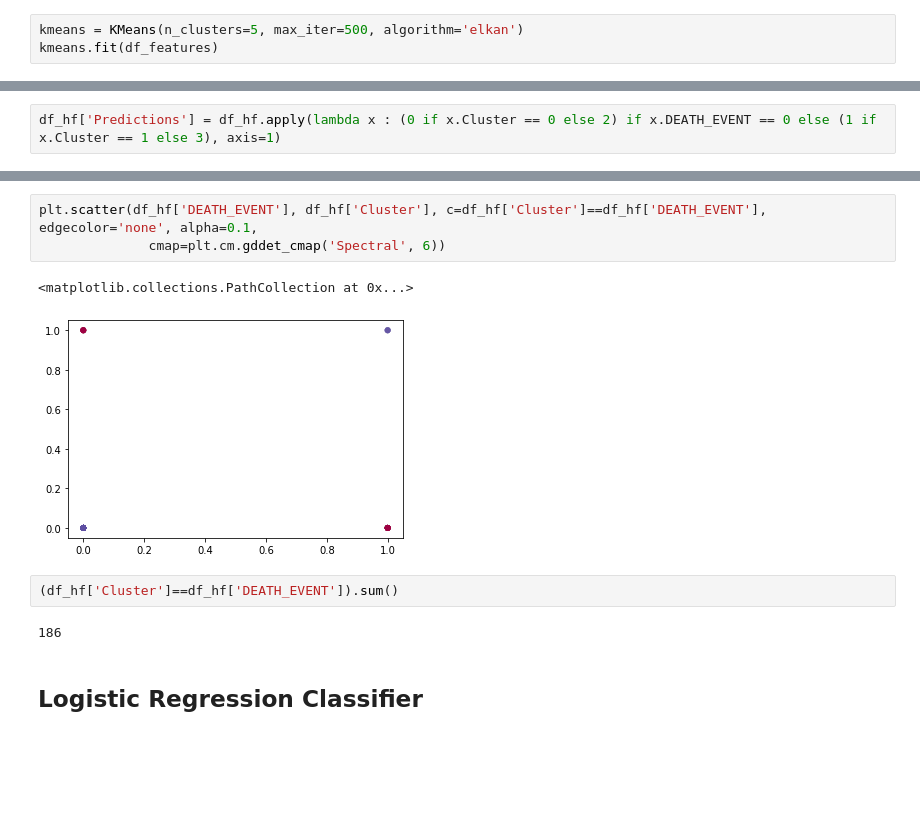
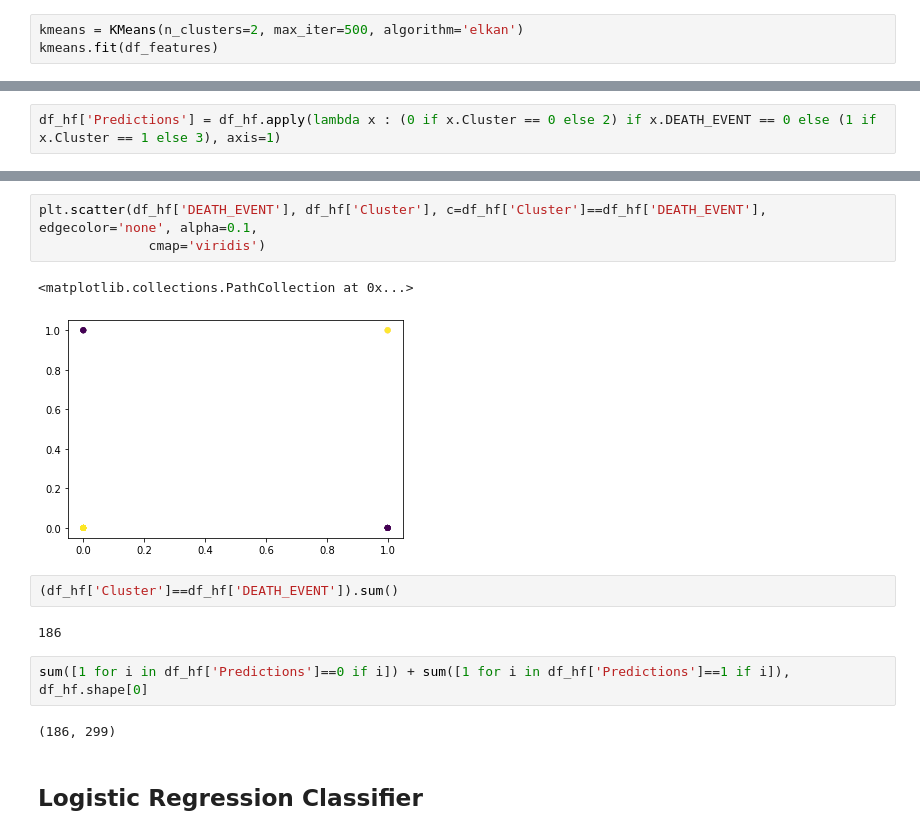
Before and after one commit to rdambrosioz/aa_2021, a Jupyter notebook: aa_tareaFinal_costanzo_dambrosio.ipynb, the cells around one changed output, grey strips where cells are left out. Drawn from its saved outputs; the diff is of its cells as text; blank space fills up the shorter version.

```diff
--- a/aa_tareaFinal_costanzo_dambrosio.ipynb
+++ b/aa_tareaFinal_costanzo_dambrosio.ipynb
@@ -207,5 +208,5 @@ plt.show()
 # %%
-kmeans = KMeans(n_clusters=5, max_iter=500, algorithm='elkan')
+kmeans = KMeans(n_clusters=2, max_iter=500, algorithm='elkan')
 kmeans.fit(df_features)
 # %% [output]
 KMeans(algorithm='elkan', copy_x=True, init='k-means++', max_iter=500,
@@ -267,14 +268,18 @@ fig.show()
 [interactive output not drawn]
 # %%
 plt.scatter(df_hf['DEATH_EVENT'], df_hf['Cluster'], c=df_hf['Cluster']==df_hf['DEATH_EVENT'], edgecolor='none', alpha=0.1,
-              cmap=plt.cm.gddet_cmap('Spectral', 6))
+              cmap='viridis')
 # %% [output]
 <matplotlib.collections.PathCollection at 0x...>
-[figure, old version]
+[figure, new version]
 # %%
 (df_hf['Cluster']==df_hf['DEATH_EVENT']).sum()
 # %% [output]
 186
+# %%
+sum([1 for i in df_hf['Predictions']==0 if i]) + sum([1 for i in df_hf['Predictions']==1 if i]), df_hf.shape[0]
+# %% [output]
+(186, 299)
 # %% [markdown]
 ## Logistic Regression Classifier
 # %%
```
Also changed, not shown: parts of 50 cells of this notebook.
